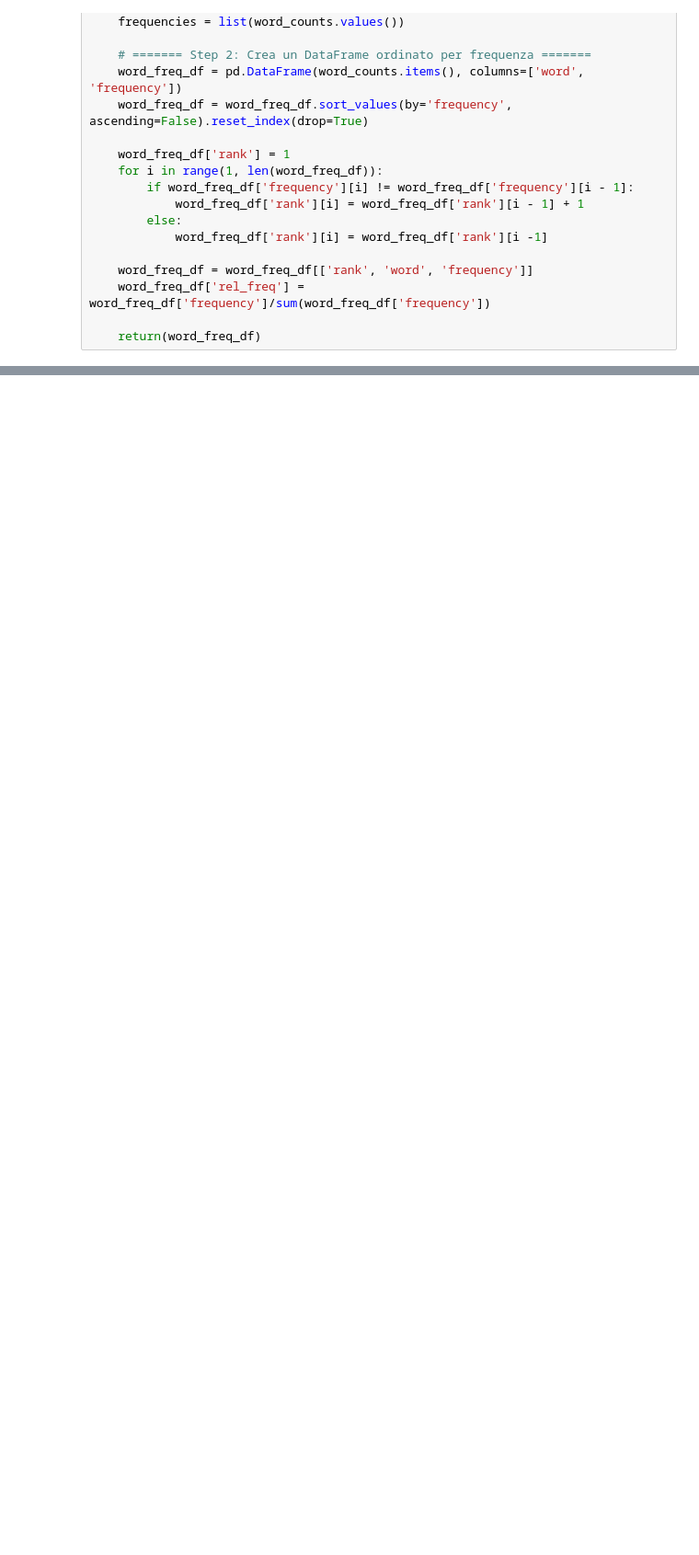
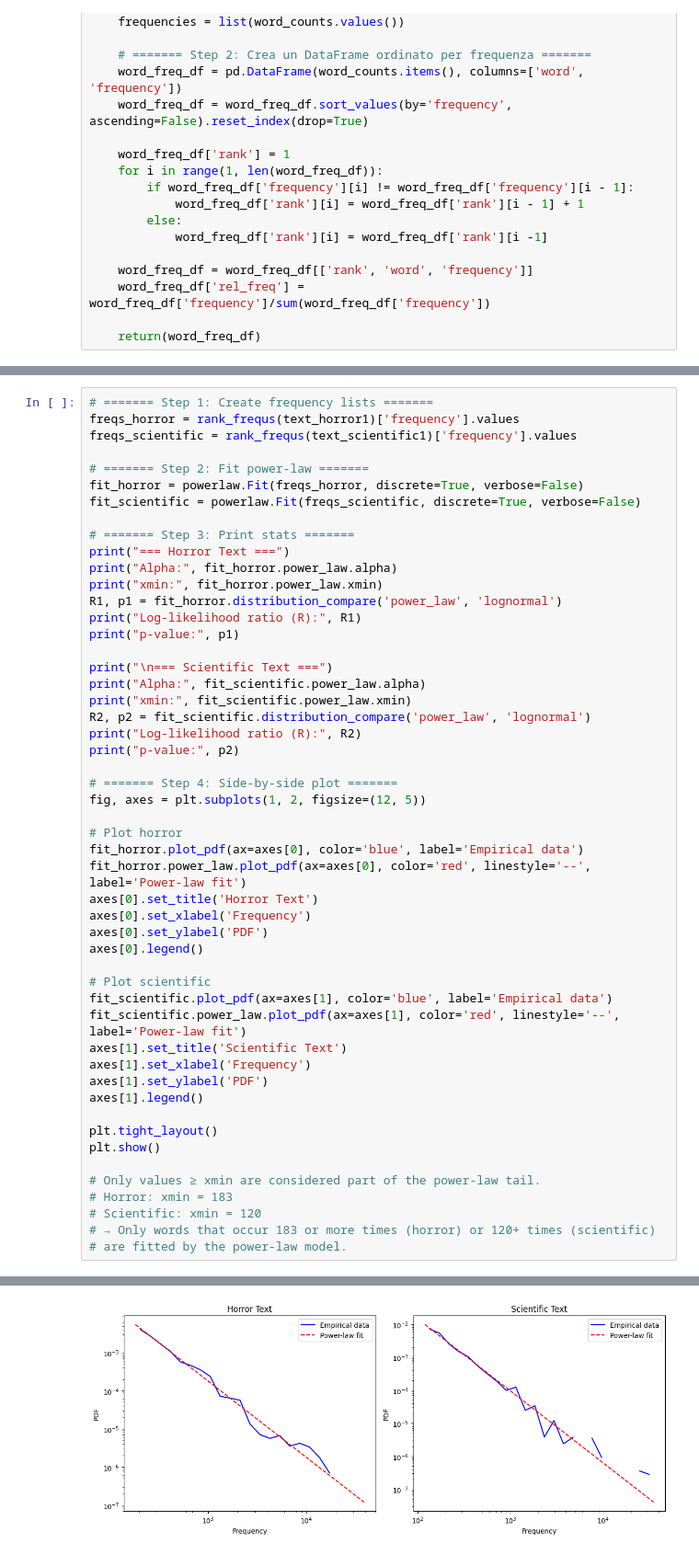
Before and after one commit to elisa-negrini/CDS, a Jupyter notebook: cds project.ipynb, the cells around one changed output, grey strips where cells are left out. Shown at 92% size. Drawn from its saved outputs; the diff is of its cells as text; blank space fills up the shorter version.

```diff
--- a/cds project.ipynb
+++ b/cds project.ipynb
@@ -182,0 +52,52 @@ p-value: 0.7990066744078335
+# %%
+# ======= Step 1: Create frequency lists =======
+freqs_horror = rank_frequs(text_horror1)['frequency'].values
+freqs_scientific = rank_frequs(text_scientific1)['frequency'].values
+
+# ======= Step 2: Fit power-law =======
+fit_horror = powerlaw.Fit(freqs_horror, discrete=True, verbose=False)
+fit_scientific = powerlaw.Fit(freqs_scientific, discrete=True, verbose=False)
+
+# ======= Step 3: Print stats =======
+print("=== Horror Text ===")
+print("Alpha:", fit_horror.power_law.alpha)
+print("xmin:", fit_horror.power_law.xmin)
+R1, p1 = fit_horror.distribution_compare('power_law', 'lognormal')
+print("Log-likelihood ratio (R):", R1)
+print("p-value:", p1)
+
+print("\n=== Scientific Text ===")
+print("Alpha:", fit_scientific.power_law.alpha)
+print("xmin:", fit_scientific.power_law.xmin)
+R2, p2 = fit_scientific.distribution_compare('power_law', 'lognormal')
+print("Log-likelihood ratio (R):", R2)
+print("p-value:", p2)
+
+# ======= Step 4: Side-by-side plot =======
+fig, axes = plt.subplots(1, 2, figsize=(12, 5))
+
+# Plot horror
+fit_horror.plot_pdf(ax=axes[0], color='blue', label='Empirical data')
+fit_horror.power_law.plot_pdf(ax=axes[0], color='red', linestyle='--', label='Power-law fit')
+axes[0].set_title('Horror Text')
+axes[0].set_xlabel('Frequency')
+axes[0].set_ylabel('PDF')
+axes[0].legend()
+
+# Plot scientific
+fit_scientific.plot_pdf(ax=axes[1], color='blue', label='Empirical data')
+fit_scientific.power_law.plot_pdf(ax=axes[1], color='red', linestyle='--', label='Power-law fit')
+axes[1].set_title('Scientific Text')
+axes[1].set_xlabel('Frequency')
+axes[1].set_ylabel('PDF')
+axes[1].legend()
+
+plt.tight_layout()
+plt.show()
+
+# Only values ≥ xmin are considered part of the power-law tail.
+# Horror: xmin = 183
+# Scientific: xmin = 120
+# → Only words that occur 183 or more times (horror) or 120+ times (scientific)
+# are fitted by the power-law model.
+# %% [output]
@@ -182,0 +115 @@ p-value: 0.7990066744078335
+[figure, added]
```
Also changed, not shown: parts of 15 cells of this notebook, 2 other files.
